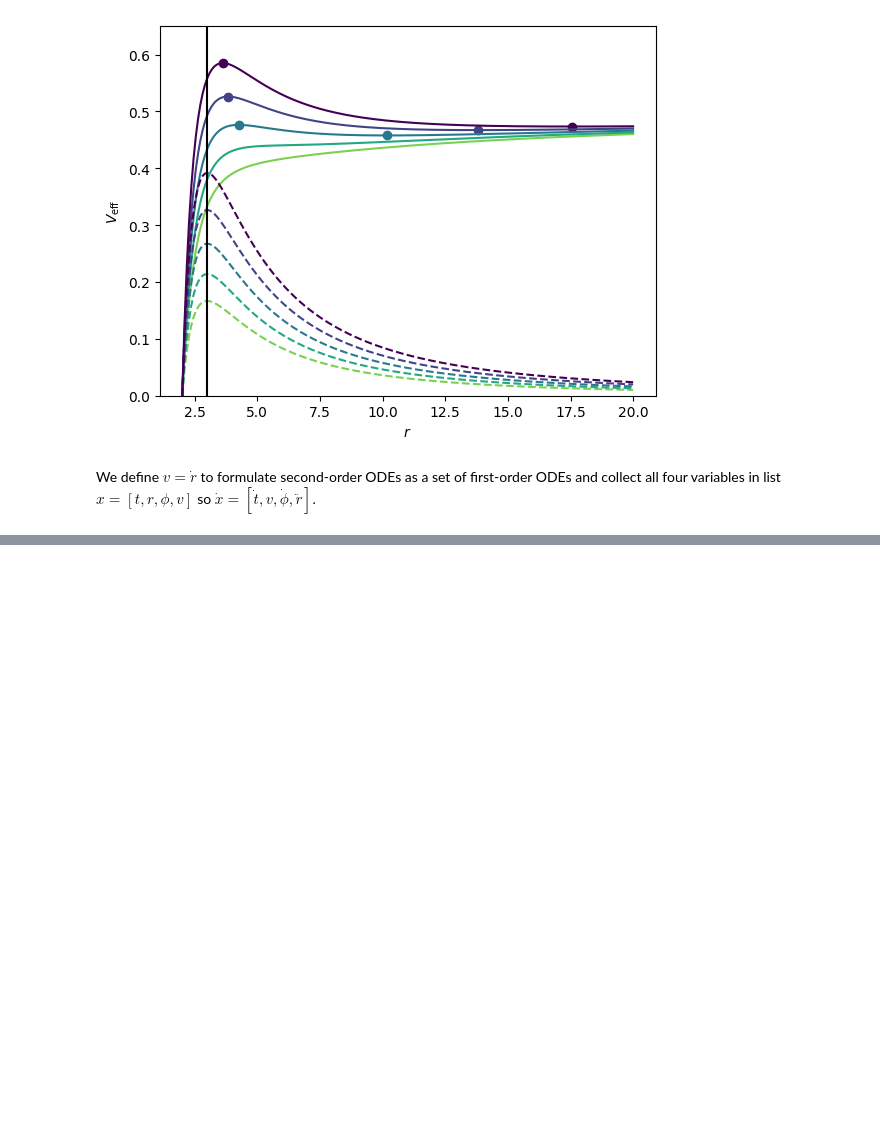
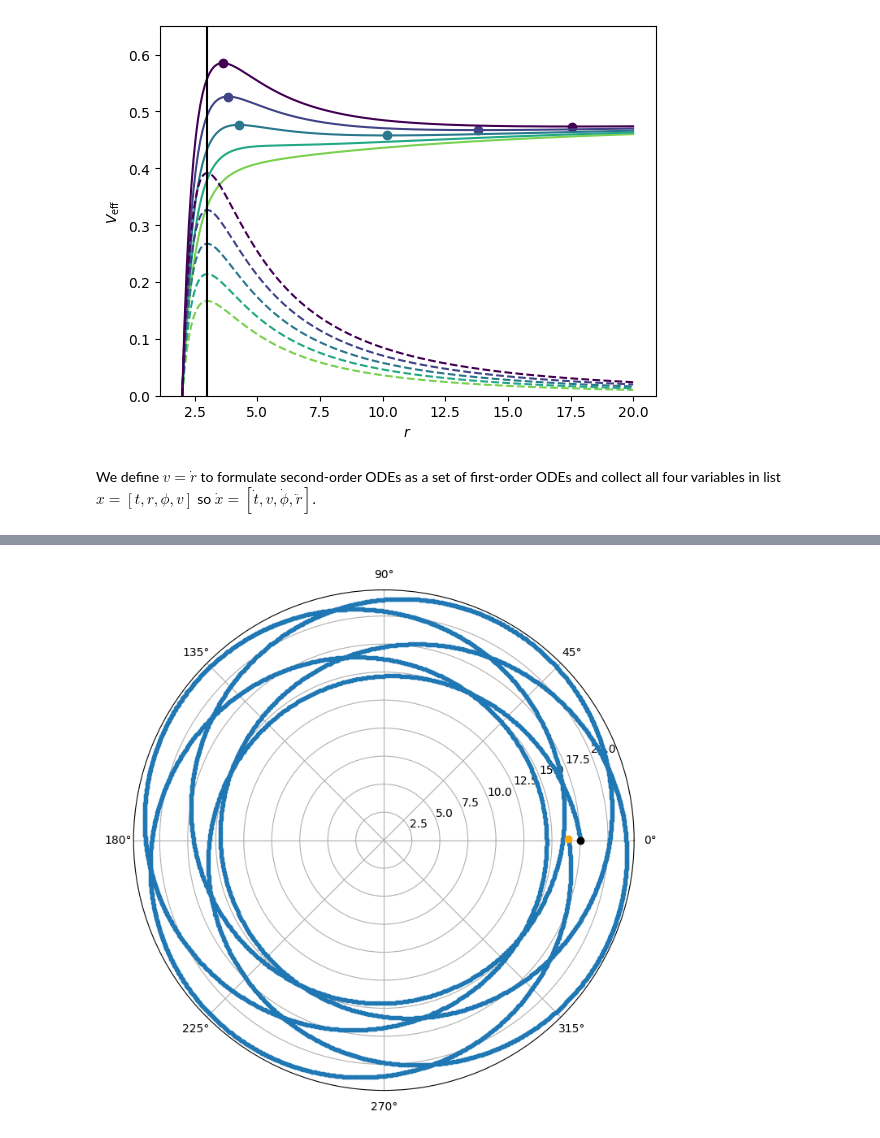
Before and after one commit to uo-phys/gr-winter25, a Jupyter notebook: notebooks/3 - Schwarzschild Geometry.ipynb, the cells around one changed output, grey strips where cells are left out. Drawn from its saved outputs; the diff is of its cells as text; code cells hidden in the pictures; blank space fills up the shorter version.

```diff
--- a/notebooks/3 - Schwarzschild Geometry.ipynb
+++ b/notebooks/3 - Schwarzschild Geometry.ipynb
@@ -40,21 +40,12 @@ def phi_dot(r, L):
     return L / r**2
 
 def r_dot(r, E, L, kappa, sign):
-    return sign * (E**2 - 2*V_eff(r, L, kappa))**2
+    return sign * (E**2 - 2*V_eff(r, L, kappa))**0.5  ## sqrt not square!
 
 def r_ddot(r, L, kappa):
     return -V_eff_deriv(r, L, kappa)
 # %% [markdown]
 We define $v=\dot{r}$ to formulate second-order ODEs as a set of first-order ODEs and collect all four variables in list $x=[t, r, \phi, v]$ so $\dot{x} = [\dot{t}, v, \dot{\phi}, \ddot{r}]$.
-# %%
-def x_dot(tau, x, E, L, kappa, sign):
-    t, r, phi, v = x
-    return [
-        t_dot(r, E),
-        v,
-        phi_dot(r, L),
-        r_ddot(r, L, kappa),
-    ]
 # %%
 def integrate_geodesic(r0, phi0, E, L, kappa, sign, step, intensity_profile=None):
     tau_history = [ 0. ]
@@ -148,0 +107,7 @@ SyntaxError: invalid syntax (457645448.py, line 1)
+# %%
+plt.figure(figsize=(8, 8))
+plt.polar(x[:,2], x[:,1], marker='.', ls='dotted')
+plt.polar(x[0,2], x[0,1], marker='o', color='black')
+plt.polar(x[-1,2], x[-1,1], marker='o', color='orange');
+# %% [output]
+[figure, added]
```
Also changed, not shown: parts of 6 cells of this notebook.
